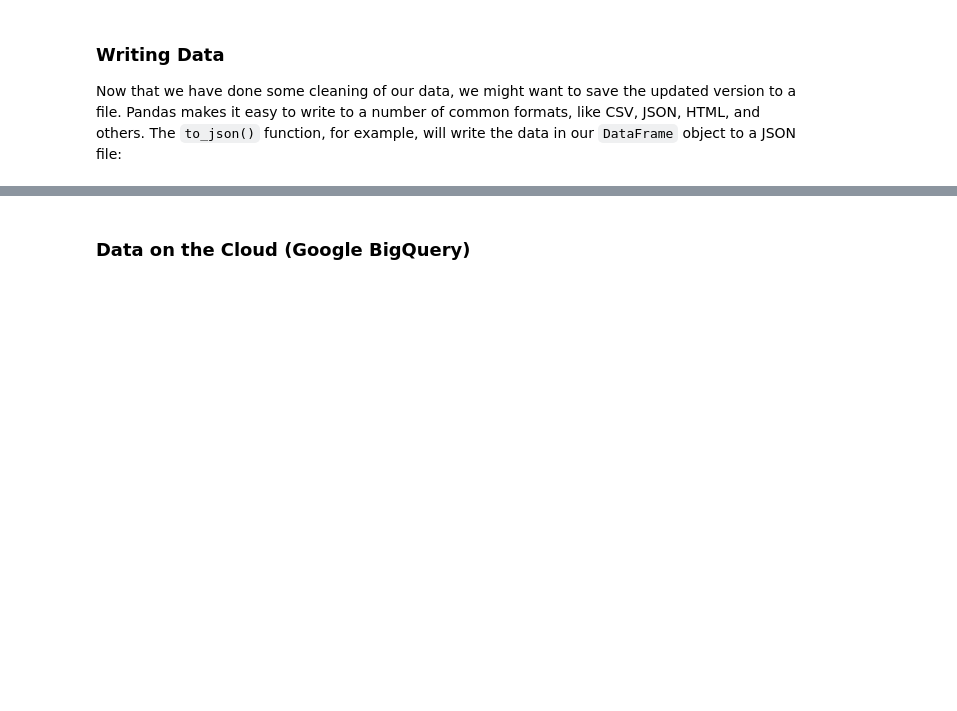
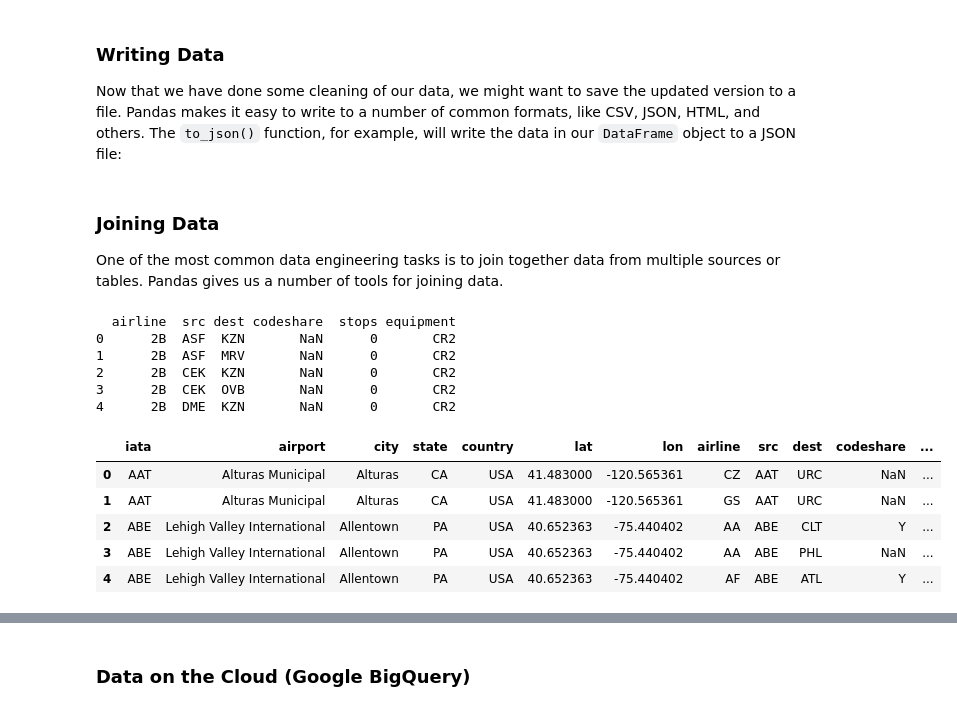
Before and after one commit to datastackacademy/jupyter-webinar, a Jupyter notebook: python-webinar.ipynb, the cells around one changed output, grey strips where cells are left out. Saved outputs shown, nothing was run; the diff lists cells and outputs as text; code cells hidden in the pictures; blank space fills up the shorter version.

Commit message:
added join and plot

```diff
--- a/python-webinar.ipynb
+++ b/python-webinar.ipynb
@@ -194,3 +195,29 @@ Now that we have done some cleaning of our data, we might want to save the updat
 # write json row format
 airports.to_json(data_dir + 'airports.json', orient='records', lines=True)
 # write compressed parquet format
+# %% [markdown]
+### Joining Data
+
+One of the most common data engineering tasks is to join together data from multiple sources or tables. Pandas gives us a number of tools for joining data.
+# %%
+data_dir = './'
+routes_file = data_dir + 'deb-routes.csv'
+routes = pd.read_csv(routes_file, header=0)
+print(routes.head())
+# %% [output]
+  airline  src dest codeshare  stops equipment
+0      2B  ASF  KZN       NaN      0       CR2
+1      2B  ASF  MRV       NaN      0       CR2
+2      2B  CEK  KZN       NaN      0       CR2
+3      2B  CEK  OVB       NaN      0       CR2
+4      2B  DME  KZN       NaN      0       CR2
+# %%
+routes_src = pd.merge(airports, routes, left_on='iata', right_on='src')
+routes_src.head()
+# %% [output]
+|  | iata | airport | city | state | country | lat | lon | airline | src | dest | codeshare | ... |
+| 0 | AAT | Alturas Municipal | Alturas | CA | USA | 41.483000 | -120.565361 | CZ | AAT | URC | NaN | ... |
+| 1 | AAT | Alturas Municipal | Alturas | CA | USA | 41.483000 | -120.565361 | GS | AAT | URC | NaN | ... |
+| 2 | ABE | Lehigh Valley International | Allentown | PA | USA | 40.652363 | -75.440402 | AA | ABE | CLT | Y | ... |
+| 3 | ABE | Lehigh Valley International | Allentown | PA | USA | 40.652363 | -75.440402 | AA | ABE | PHL | NaN | ... |
+| 4 | ABE | Lehigh Valley International | Allentown | PA | USA | 40.652363 | -75.440402 | AF | ABE | ATL | Y | ... |
```
Also changed, not shown: parts of 4 cells of this notebook, 2 other files.
